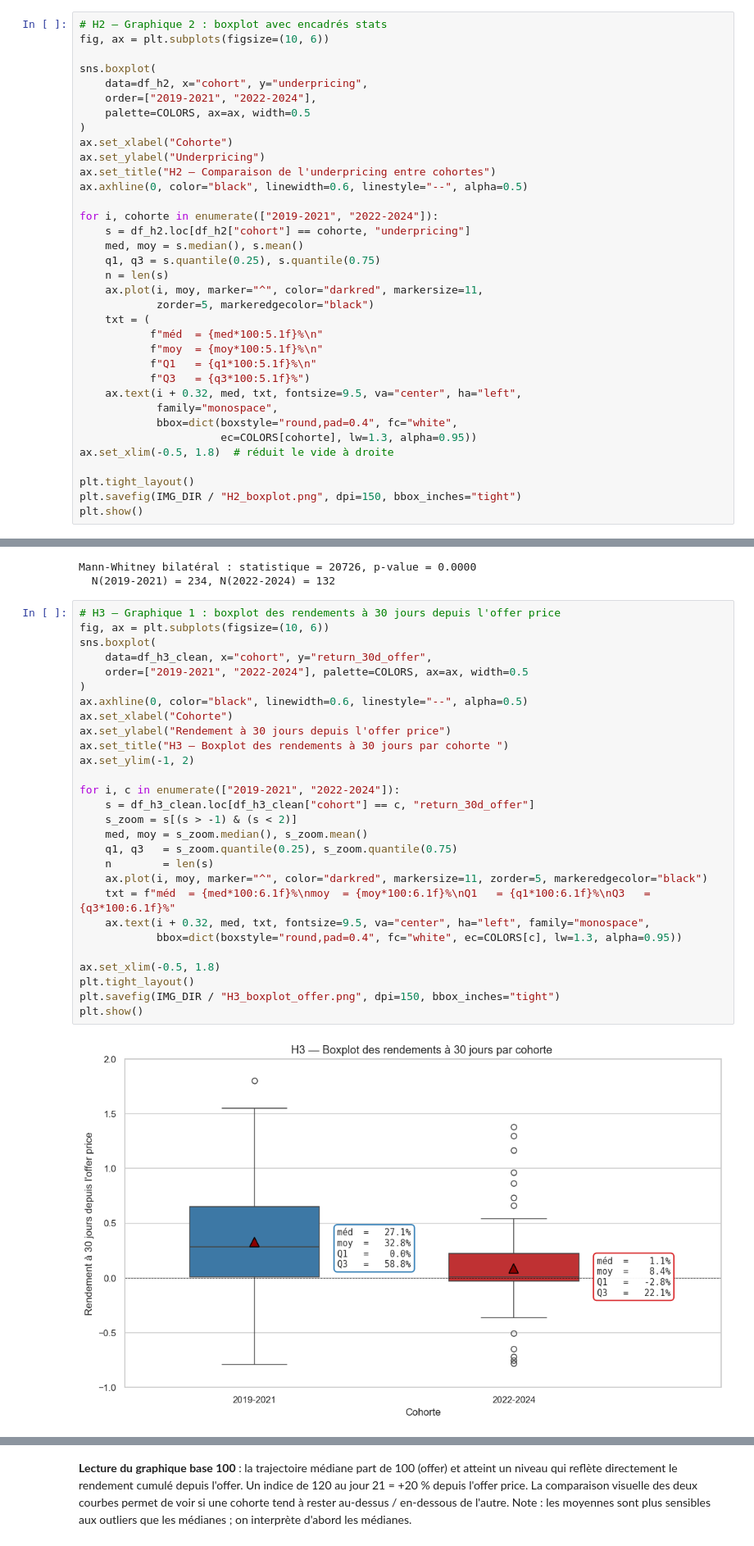
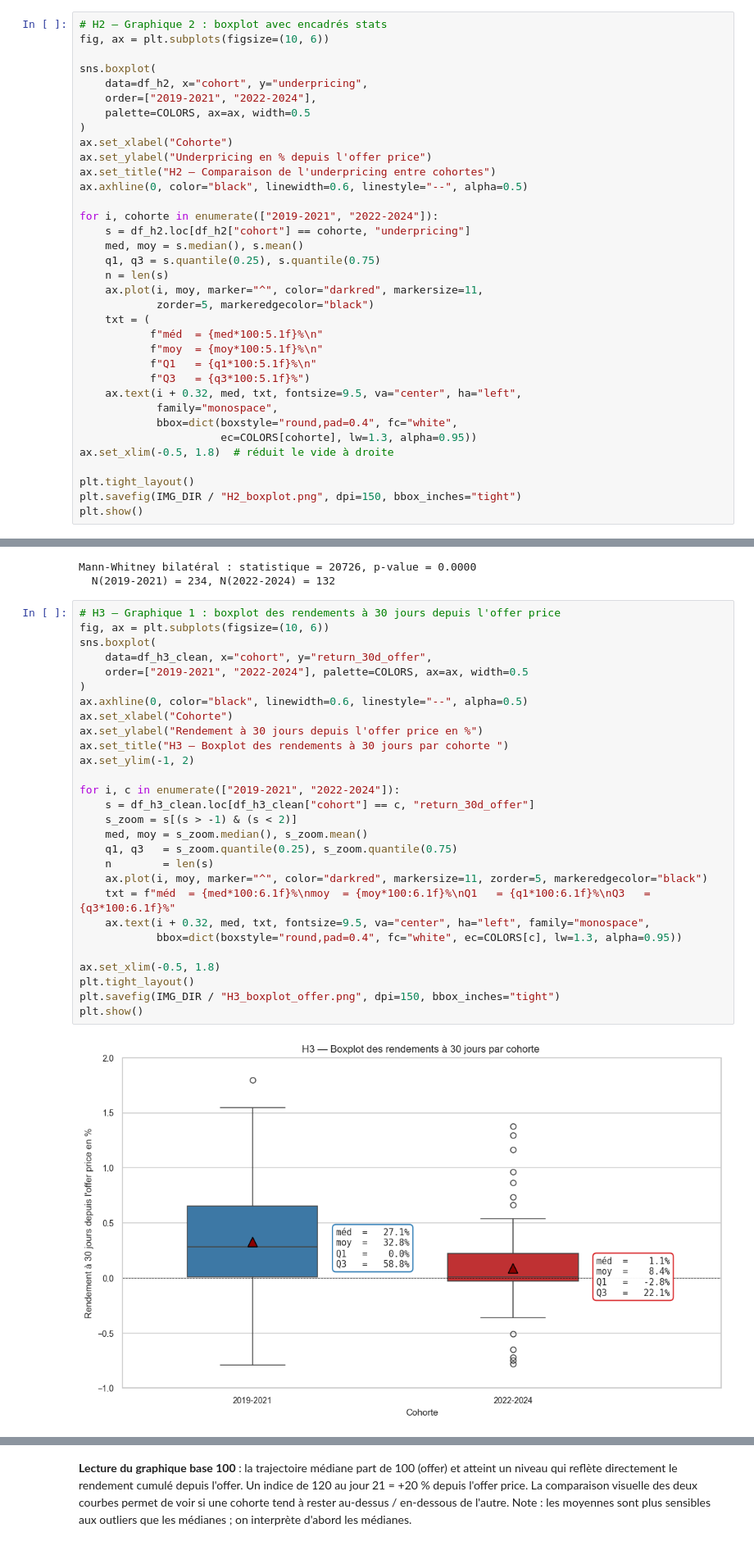
Before and after one commit to Dmkn78/IPO, a Jupyter notebook: final/IPO_H1_H2_H3_H4_corrected_offer_returns.ipynb, the cells around one changed output, grey strips where cells are left out. Shown at 82% size. Cells and saved outputs as stored; diff of their text form.

```diff
--- a/final/IPO_H1_H2_H3_H4_corrected_offer_returns.ipynb
+++ b/final/IPO_H1_H2_H3_H4_corrected_offer_returns.ipynb
@@ -697,7 +696,7 @@ sns.boxplot(
     palette=COLORS, ax=ax, width=0.5
 )
 ax.set_xlabel("Cohorte")
-ax.set_ylabel("Underpricing")
+ax.set_ylabel("Underpricing en % depuis l'offer price")
 ax.set_title("H2 — Comparaison de l'underpricing entre cohortes")
 ax.axhline(0, color="black", linewidth=0.6, linestyle="--", alpha=0.5)
 
@@ -877,33 +876,33 @@ Mann-Whitney bilatéral : statistique = 20726, p-value = 0.0000
 # %%
 # H3 — Graphique 1 : boxplot des rendements à 30 jours depuis l'offer price
 fig, ax = plt.subplots(figsize=(10, 6))
 sns.boxplot(
     data=df_h3_clean, x="cohort", y="return_30d_offer",
     order=["2019-2021", "2022-2024"], palette=COLORS, ax=ax, width=0.5
 )
 ax.axhline(0, color="black", linewidth=0.6, linestyle="--", alpha=0.5)
 ax.set_xlabel("Cohorte")
-ax.set_ylabel("Rendement à 30 jours depuis l'offer price")
+ax.set_ylabel("Rendement à 30 jours depuis l'offer price en %")
 ax.set_title("H3 — Boxplot des rendements à 30 jours par cohorte ")
 ax.set_ylim(-1, 2)
 
 for i, c in enumerate(["2019-2021", "2022-2024"]):
     s = df_h3_clean.loc[df_h3_clean["cohort"] == c, "return_30d_offer"]
     s_zoom = s[(s > -1) & (s < 2)]
     med, moy = s_zoom.median(), s_zoom.mean()
     q1, q3   = s_zoom.quantile(0.25), s_zoom.quantile(0.75)
     n        = len(s)
     ax.plot(i, moy, marker="^", color="darkred", markersize=11, zorder=5, markeredgecolor="black")
     txt = f"méd  = {med*100:6.1f}%\nmoy  = {moy*100:6.1f}%\nQ1   = {q1*100:6.1f}%\nQ3   = {q3*100:6.1f}%"
     ax.text(i + 0.32, med, txt, fontsize=9.5, va="center", ha="left", family="monospace",
             bbox=dict(boxstyle="round,pad=0.4", fc="white", ec=COLORS[c], lw=1.3, alpha=0.95))
 
 ax.set_xlim(-0.5, 1.8)
 plt.tight_layout()
 plt.savefig(IMG_DIR / "H3_boxplot_offer.png", dpi=150, bbox_inches="tight")
 plt.show()
 # %% [output]
-[figure, old version]
+[figure, new version]
 # %% [markdown]
 ### 6.1 Graphique en base 100 pour H3
 
```
Also changed, not shown: parts of 5 cells of this notebook, 3 other files.
